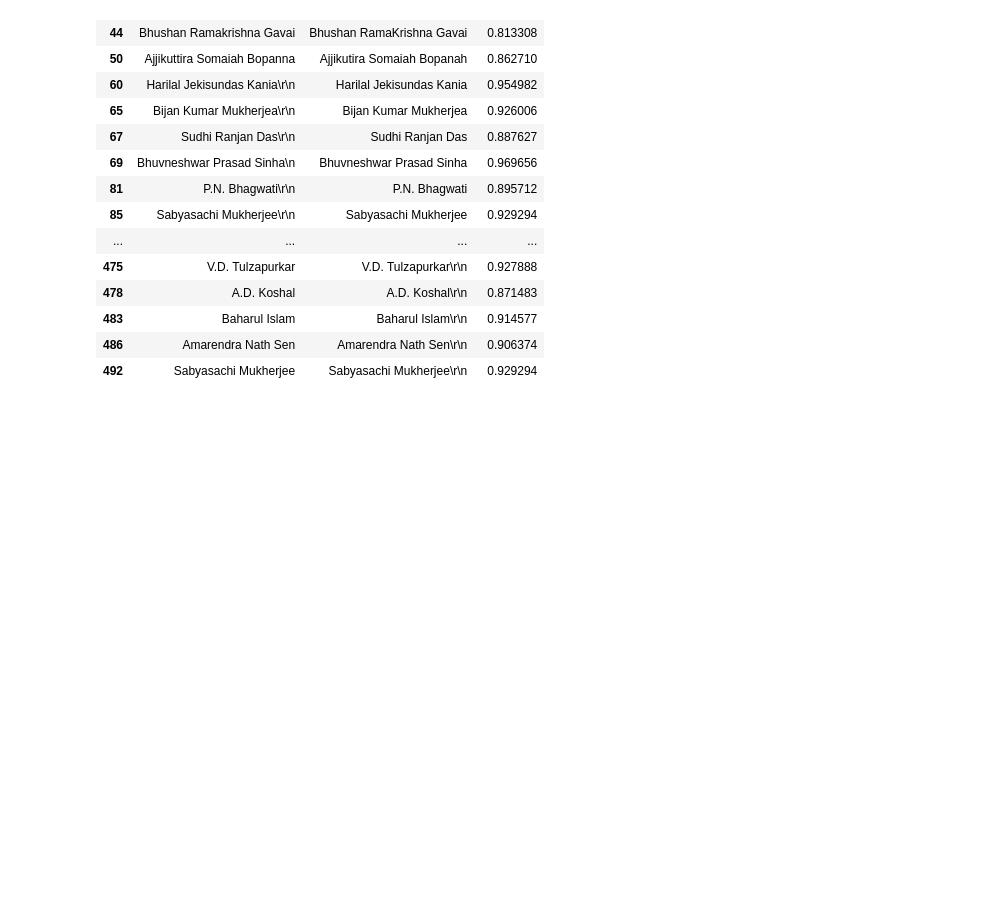
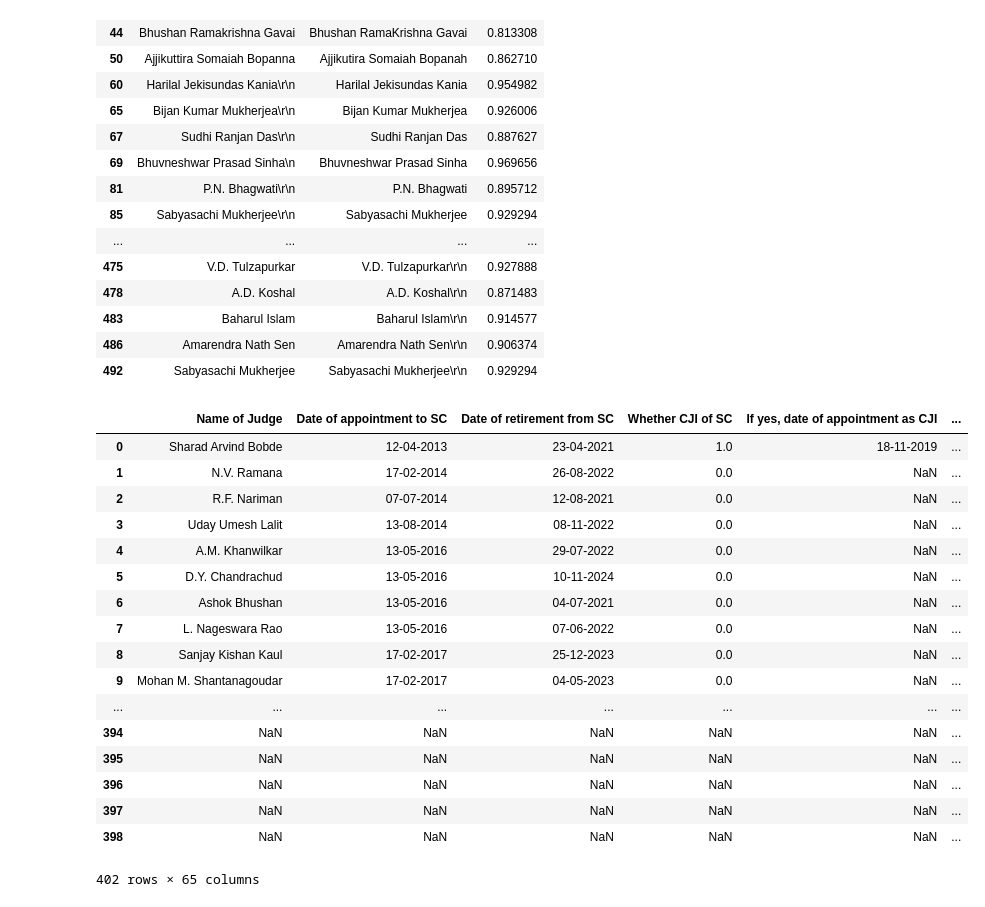
Before and after one commit to karnsaurabhkumar/soscipy, a Jupyter notebook: examples/1_Getting Started.ipynb, the cells around one changed output. Saved outputs shown, nothing was run; the diff lists cells and outputs as text; code cells hidden in the pictures; blank space fills up the shorter version.

```diff
--- a/examples/1_Getting Started.ipynb
+++ b/examples/1_Getting Started.ipynb
@@ -64,3 +64,24 @@ df[df.similairity < 0.99]
 # %%
 #Auto combining
 df = dfops.combine(f1,f2)
+# %%
+df
+# %% [output]
+|  | Name of Judge | Date of appointment to SC | Date of retirement from SC | Whether CJI of SC | If yes, date of appointment as CJI | ... |
+| 0 | Sharad Arvind Bobde | 12-04-2013 | 23-04-2021 | 1.0 | 18-11-2019 | ... |
+| 1 | N.V. Ramana | 17-02-2014 | 26-08-2022 | 0.0 | NaN | ... |
+| 2 | R.F. Nariman | 07-07-2014 | 12-08-2021 | 0.0 | NaN | ... |
+| 3 | Uday Umesh Lalit | 13-08-2014 | 08-11-2022 | 0.0 | NaN | ... |
+| 4 | A.M. Khanwilkar | 13-05-2016 | 29-07-2022 | 0.0 | NaN | ... |
+| 5 | D.Y. Chandrachud | 13-05-2016 | 10-11-2024 | 0.0 | NaN | ... |
+| 6 | Ashok Bhushan | 13-05-2016 | 04-07-2021 | 0.0 | NaN | ... |
+| 7 | L. Nageswara Rao | 13-05-2016 | 07-06-2022 | 0.0 | NaN | ... |
+| 8 | Sanjay Kishan Kaul | 17-02-2017 | 25-12-2023 | 0.0 | NaN | ... |
+| 9 | Mohan M. Shantanagoudar | 17-02-2017 | 04-05-2023 | 0.0 | NaN | ... |
+| ... | ... | ... | ... | ... | ... | ... |
+| 394 | NaN | NaN | NaN | NaN | NaN | ... |
+| 395 | NaN | NaN | NaN | NaN | NaN | ... |
+| 396 | NaN | NaN | NaN | NaN | NaN | ... |
+| 397 | NaN | NaN | NaN | NaN | NaN | ... |
+| 398 | NaN | NaN | NaN | NaN | NaN | ... |
+402 rows × 65 columns
```
Also changed, not shown: 11 other files.
